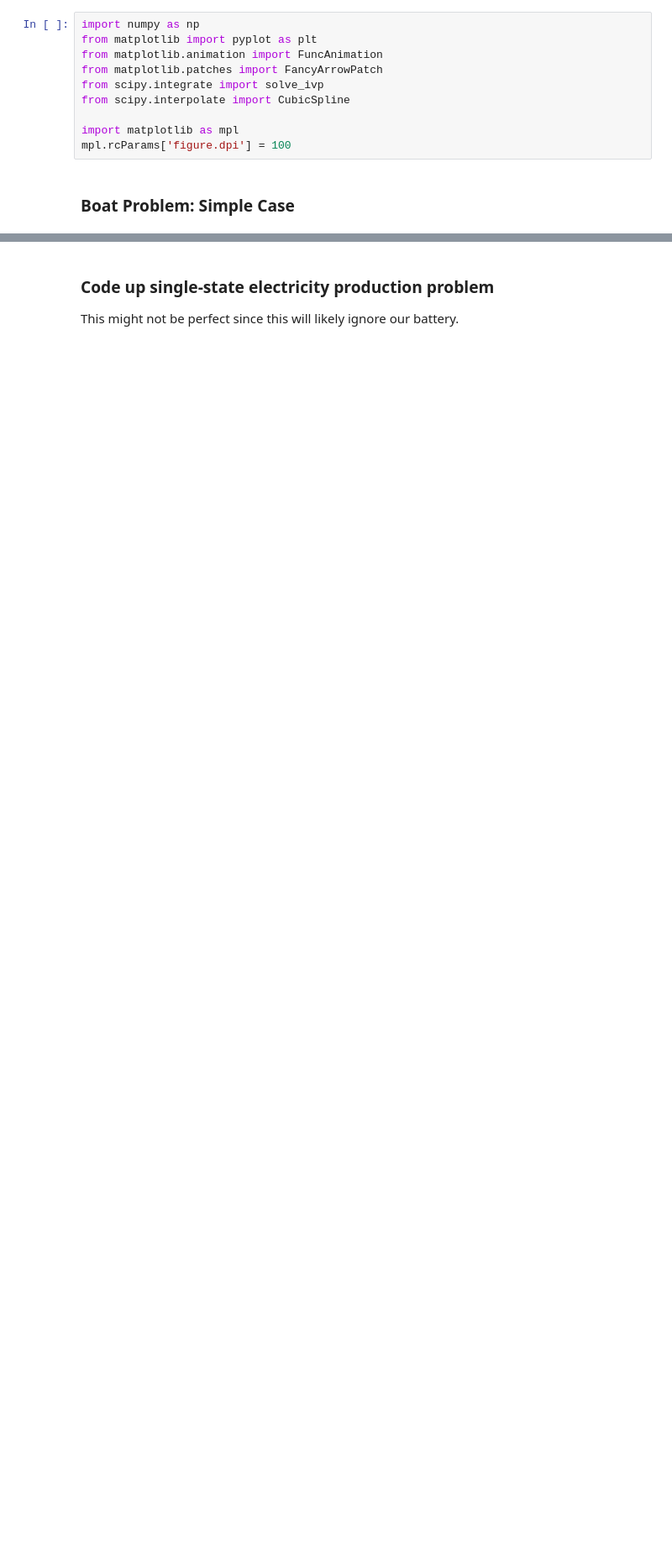
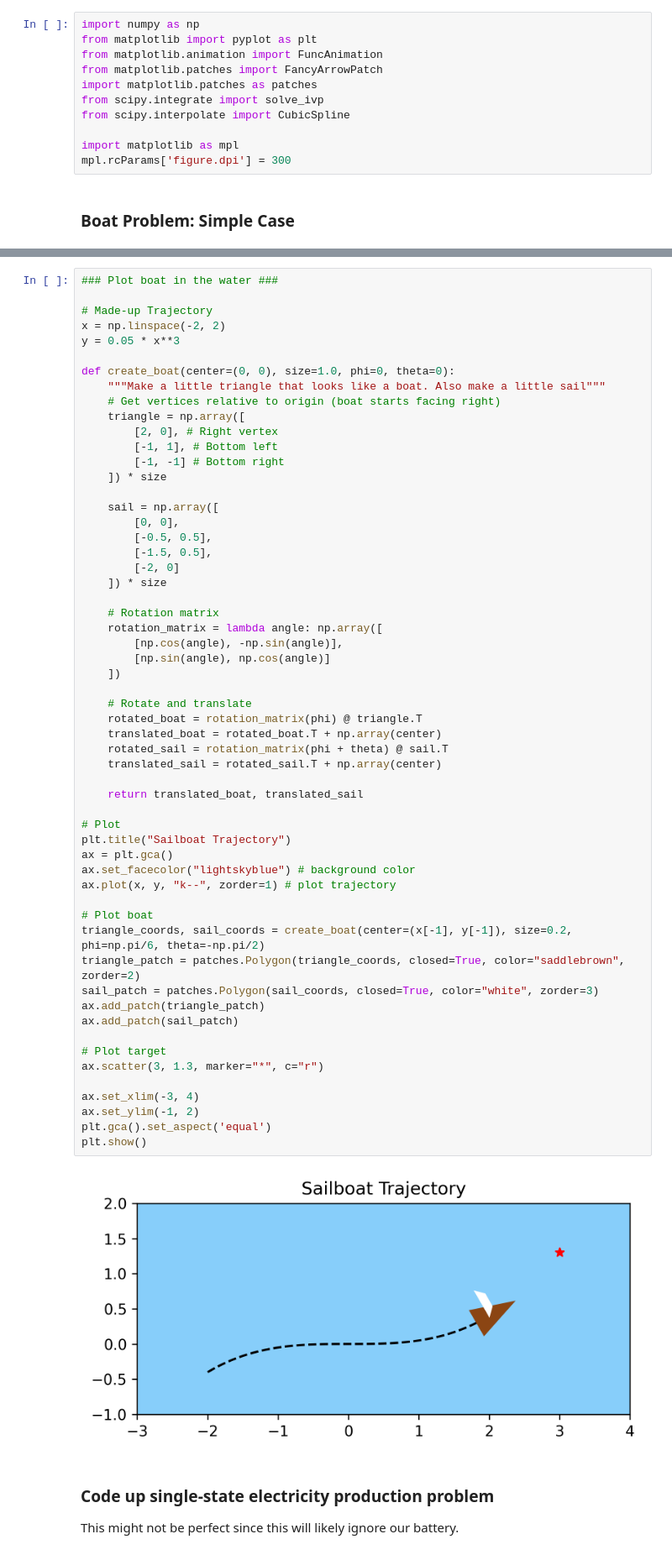
Before and after one commit to abraham-harris/optimized-sailing, a Jupyter notebook: abe_sandbox.ipynb, the cells around one changed output, grey strips where cells are left out. Shown at 84% size. Drawn from its saved outputs; the diff is of its cells as text; blank space fills up the shorter version.

Commit message:
I got a little boat :)

```diff
--- a/abe_sandbox.ipynb
+++ b/abe_sandbox.ipynb
@@ -3,11 +3,12 @@ import numpy as np
 from matplotlib import pyplot as plt
 from matplotlib.animation import FuncAnimation
 from matplotlib.patches import FancyArrowPatch
+import matplotlib.patches as patches
 from scipy.integrate import solve_ivp
 from scipy.interpolate import CubicSpline
 
 import matplotlib as mpl
-mpl.rcParams['figure.dpi'] = 100
+mpl.rcParams['figure.dpi'] = 300
 # %% [markdown]
 ### Boat Problem: Simple Case
 # %%
@@ -50,6 +51,65 @@ animation.save("wind.mp4")
 [figure]
 # %% [markdown]
 <video src="wind.mp4" controls>
+# %%
+### Plot boat in the water ###
+
+# Made-up Trajectory
+x = np.linspace(-2, 2)
+y = 0.05 * x**3
+
+def create_boat(center=(0, 0), size=1.0, phi=0, theta=0):
+    """Make a little triangle that looks like a boat. Also make a little sail"""
+    # Get vertices relative to origin (boat starts facing right)
+    triangle = np.array([
+        [2, 0], # Right vertex
+        [-1, 1], # Bottom left
+        [-1, -1] # Bottom right
+    ]) * size
+
+    sail = np.array([
+        [0, 0],
+        [-0.5, 0.5],
+        [-1.5, 0.5],
+        [-2, 0]
+    ]) * size
+
+    # Rotation matrix
+    rotation_matrix = lambda angle: np.array([
+        [np.cos(angle), -np.sin(angle)],
+        [np.sin(angle), np.cos(angle)]
+    ])
+
+    # Rotate and translate
+    rotated_boat = rotation_matrix(phi) @ triangle.T
+    translated_boat = rotated_boat.T + np.array(center)
+    rotated_sail = rotation_matrix(phi + theta) @ sail.T
+    translated_sail = rotated_sail.T + np.array(center)
+
+    return translated_boat, translated_sail
+
+# Plot
+plt.title("Sailboat Trajectory")
+ax = plt.gca()
+ax.set_facecolor("lightskyblue") # background color
+ax.plot(x, y, "k--", zorder=1) # plot trajectory
+
+# Plot boat
+triangle_coords, sail_coords = create_boat(center=(x[-1], y[-1]), size=0.2, phi=np.pi/6, theta=-np.pi/2)
+triangle_patch = patches.Polygon(triangle_coords, closed=True, color="saddlebrown", zorder=2)
+sail_patch = patches.Polygon(sail_coords, closed=True, color="white", zorder=3)
+ax.add_patch(triangle_patch)
+ax.add_patch(sail_patch)
+
+# Plot target
+ax.scatter(3, 1.3, marker="*", c="r")
+
+ax.set_xlim(-3, 4)
+ax.set_ylim(-1, 2)
+plt.gca().set_aspect('equal')
+plt.show()
+# %% [output]
+[figure, added]
 # %% [markdown]
 ### Code up single-state electricity production problem
 
```
